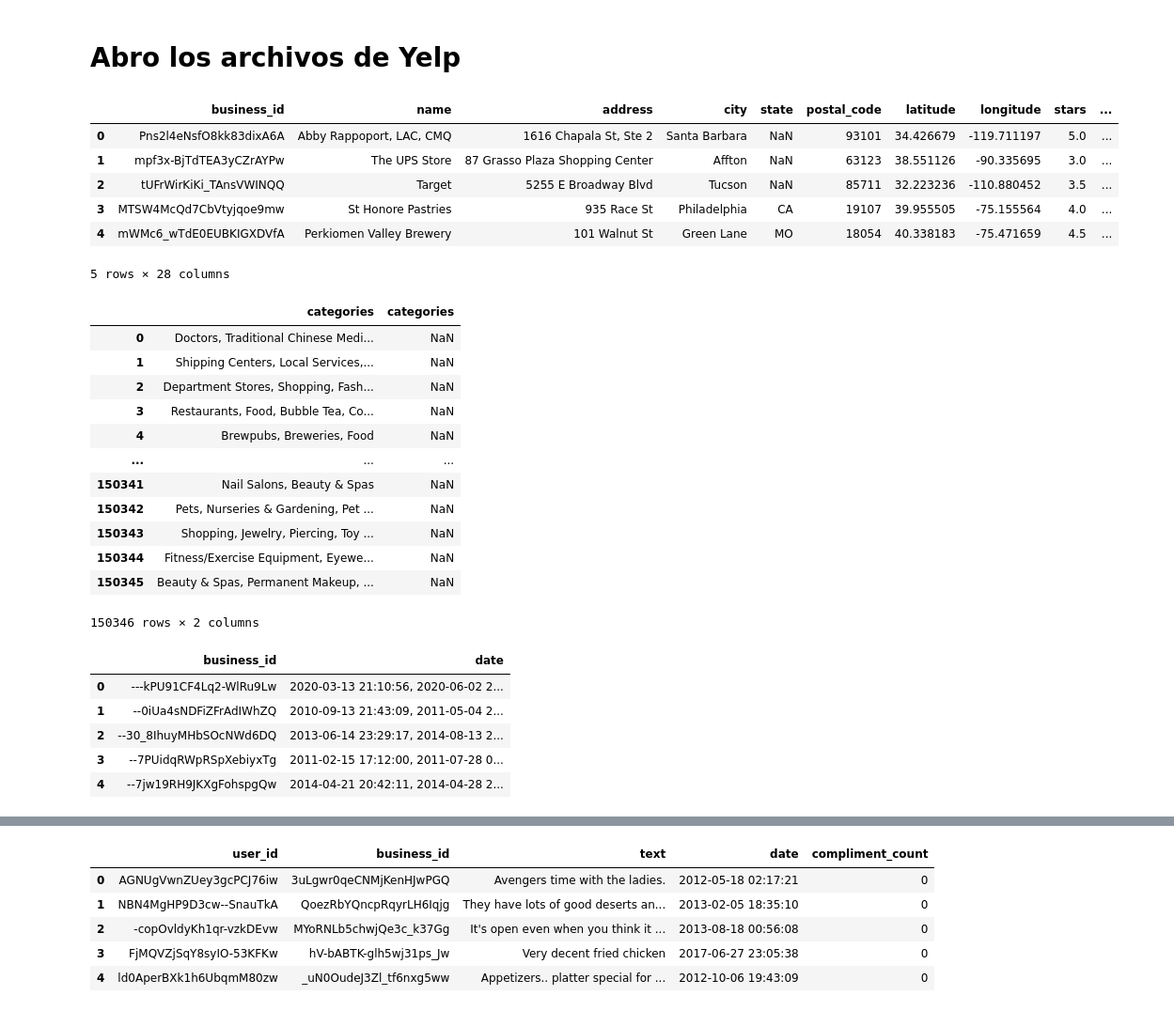
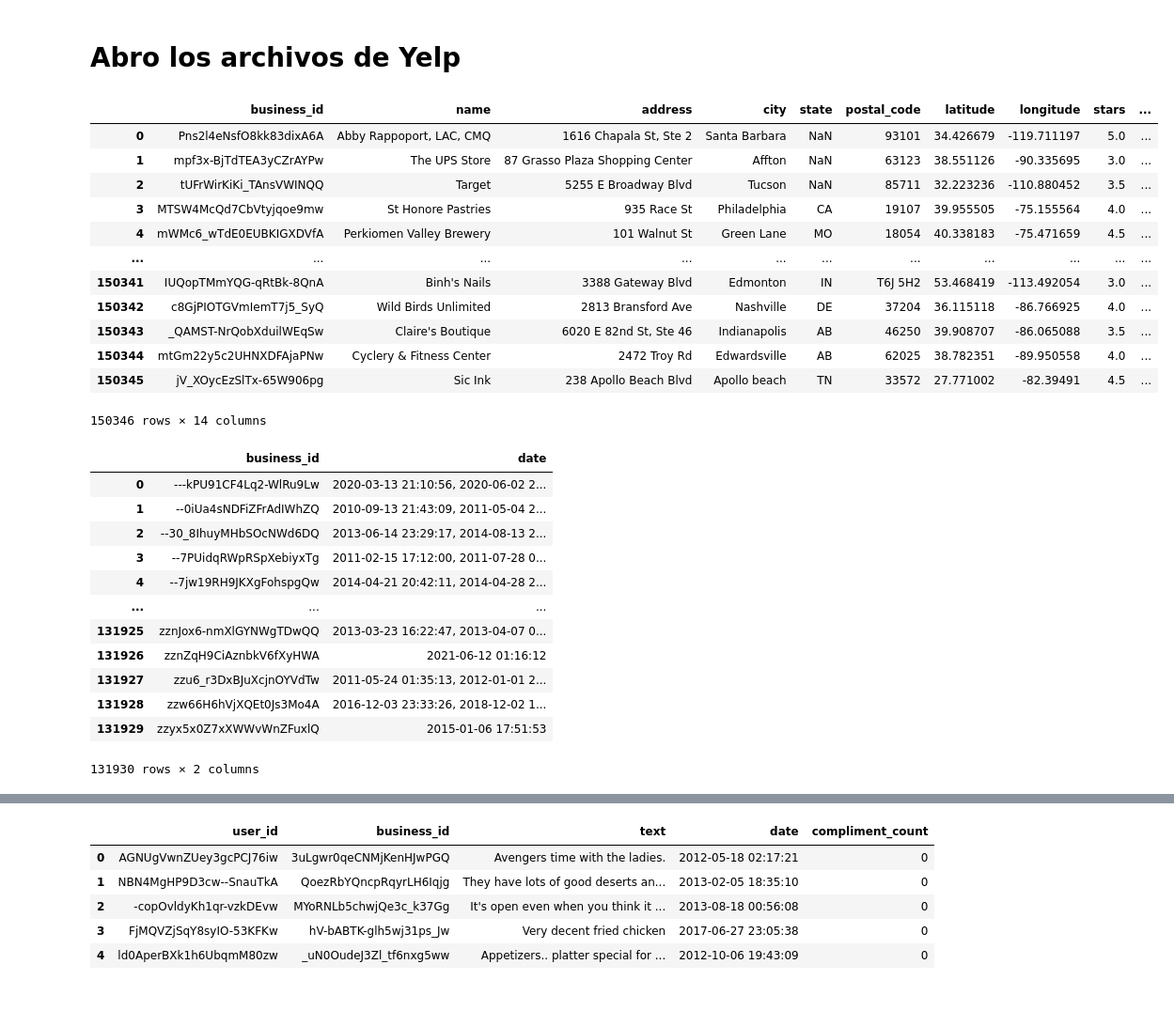
Before and after one commit to suarez-oa/Proyecto_Final_Henry, a Jupyter notebook: ProyectoFinal.ipynb, the cells around one changed output, grey strips where cells are left out. Shown at 94% size. Drawn from its saved outputs; the diff is of its cells as text; code cells hidden in the pictures.

```diff
--- a/ProyectoFinal.ipynb
+++ b/ProyectoFinal.ipynb
@@ -295,32 +333,23 @@ df_combinado_metadata.to_csv('combined_data.csv', index=False)
 archivo_pkl = '/content/drive/MyDrive/Colab Notebooks/Yelp/business.pkl'
 with open(archivo_pkl, 'rb') as archivo:
     business = pickle.load(archivo)
+business = business.loc[:, ~business.columns.duplicated()]
 # %%
-business.head()
+business
 # %% [output]
 |  | business_id | name | address | city | state | postal_code | latitude | longitude | stars | ... |
 | 0 | Pns2l4eNsfO8kk83dixA6A | Abby Rappoport, LAC, CMQ | 1616 Chapala St, Ste 2 | Santa Barbara | NaN | 93101 | 34.426679 | -119.711197 | 5.0 | ... |
 | 1 | mpf3x-BjTdTEA3yCZrAYPw | The UPS Store | 87 Grasso Plaza Shopping Center | Affton | NaN | 63123 | 38.551126 | -90.335695 | 3.0 | ... |
 | 2 | tUFrWirKiKi_TAnsVWINQQ | Target | 5255 E Broadway Blvd | Tucson | NaN | 85711 | 32.223236 | -110.880452 | 3.5 | ... |
 | 3 | MTSW4McQd7CbVtyjqoe9mw | St Honore Pastries | 935 Race St | Philadelphia | CA | 19107 | 39.955505 | -75.155564 | 4.0 | ... |
 | 4 | mWMc6_wTdE0EUBKIGXDVfA | Perkiomen Valley Brewery | 101 Walnut St | Green Lane | MO | 18054 | 40.338183 | -75.471659 | 4.5 | ... |
+| ... | ... | ... | ... | ... | ... | ... | ... | ... | ... | ... |
+| 150341 | IUQopTMmYQG-qRtBk-8QnA | Binh's Nails | 3388 Gateway Blvd | Edmonton | IN | T6J 5H2 | 53.468419 | -113.492054 | 3.0 | ... |
+| 150342 | c8GjPIOTGVmIemT7j5_SyQ | Wild Birds Unlimited | 2813 Bransford Ave | Nashville | DE | 37204 | 36.115118 | -86.766925 | 4.0 | ... |
+| 150343 | _QAMST-NrQobXduilWEqSw | Claire's Boutique | 6020 E 82nd St, Ste 46 | Indianapolis | AB | 46250 | 39.908707 | -86.065088 | 3.5 | ... |
+| 150344 | mtGm22y5c2UHNXDFAjaPNw | Cyclery & Fitness Center | 2472 Troy Rd | Edwardsville | AB | 62025 | 38.782351 | -89.950558 | 4.0 | ... |
+| 150345 | jV_XOycEzSlTx-65W906pg | Sic Ink | 238 Apollo Beach Blvd | Apollo beach | TN | 33572 | 27.771002 | -82.39491 | 4.5 | ... |
-5 rows × 28 columns
+150346 rows × 14 columns
-# %%
-business['categories']
-# %% [output]
-|  | categories | categories |
-| 0 | Doctors, Traditional Chinese Medi... | NaN |
-| 1 | Shipping Centers, Local Services,... | NaN |
-| 2 | Department Stores, Shopping, Fash... | NaN |
-| 3 | Restaurants, Food, Bubble Tea, Co... | NaN |
-| 4 | Brewpubs, Breweries, Food | NaN |
-| ... | ... | ... |
-| 150341 | Nail Salons, Beauty & Spas | NaN |
-| 150342 | Pets, Nurseries & Gardening, Pet ... | NaN |
-| 150343 | Shopping, Jewelry, Piercing, Toy ... | NaN |
-| 150344 | Fitness/Exercise Equipment, Eyewe... | NaN |
-| 150345 | Beauty & Spas, Permanent Makeup, ... | NaN |
-150346 rows × 2 columns
 # %%
 with open ('/content/drive/MyDrive/Colab Notebooks/Yelp/checkin.json','r') as f:
   jcheckin = [json.loads(line) for line in f]
@@ -328,7 +357,7 @@ with open ('/content/drive/MyDrive/Colab Notebooks/Yelp/checkin.json','r') as f:
 #Df
 df_checkin_Yelp= pd.DataFrame(jcheckin)
 # %%
-df_checkin_Yelp.head()
+df_checkin_Yelp
 # %% [output]
 |  | business_id | date |
 | 0 | ---kPU91CF4Lq2-WlRu9Lw | 2020-03-13 21:10:56, 2020-06-02 2... |
@@ -336,6 +365,13 @@ df_checkin_Yelp.head()
 | 2 | --30_8IhuyMHbSOcNWd6DQ | 2013-06-14 23:29:17, 2014-08-13 2... |
 | 3 | --7PUidqRWpRSpXebiyxTg | 2011-02-15 17:12:00, 2011-07-28 0... |
 | 4 | --7jw19RH9JKXgFohspgQw | 2014-04-21 20:42:11, 2014-04-28 2... |
+| ... | ... | ... |
+| 131925 | zznJox6-nmXlGYNWgTDwQQ | 2013-03-23 16:22:47, 2013-04-07 0... |
+| 131926 | zznZqH9CiAznbkV6fXyHWA | 2021-06-12 01:16:12 |
+| 131927 | zzu6_r3DxBJuXcjnOYVdTw | 2011-05-24 01:35:13, 2012-01-01 2... |
+| 131928 | zzw66H6hVjXQEt0Js3Mo4A | 2016-12-03 23:33:26, 2018-12-02 1... |
+| 131929 | zzyx5x0Z7xXWWvWnZFuxlQ | 2015-01-06 17:51:53 |
+131930 rows × 2 columns
 # %%
 with open ('/content/drive/MyDrive/Colab Notebooks/Yelp/review.json','r') as f:
   jreview = [json.loads(line) for line in f]
```
Also changed, not shown: parts of 50 cells of this notebook.
